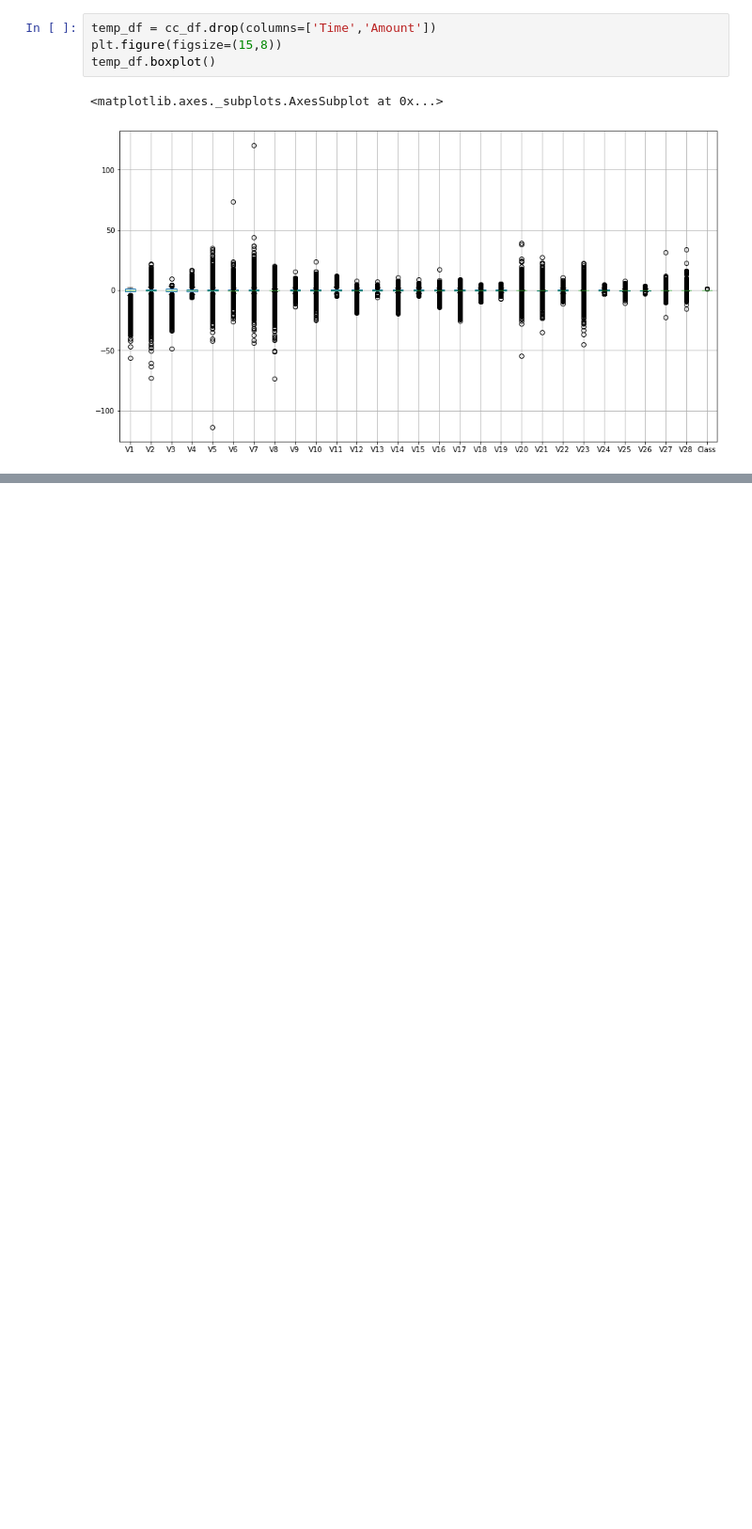
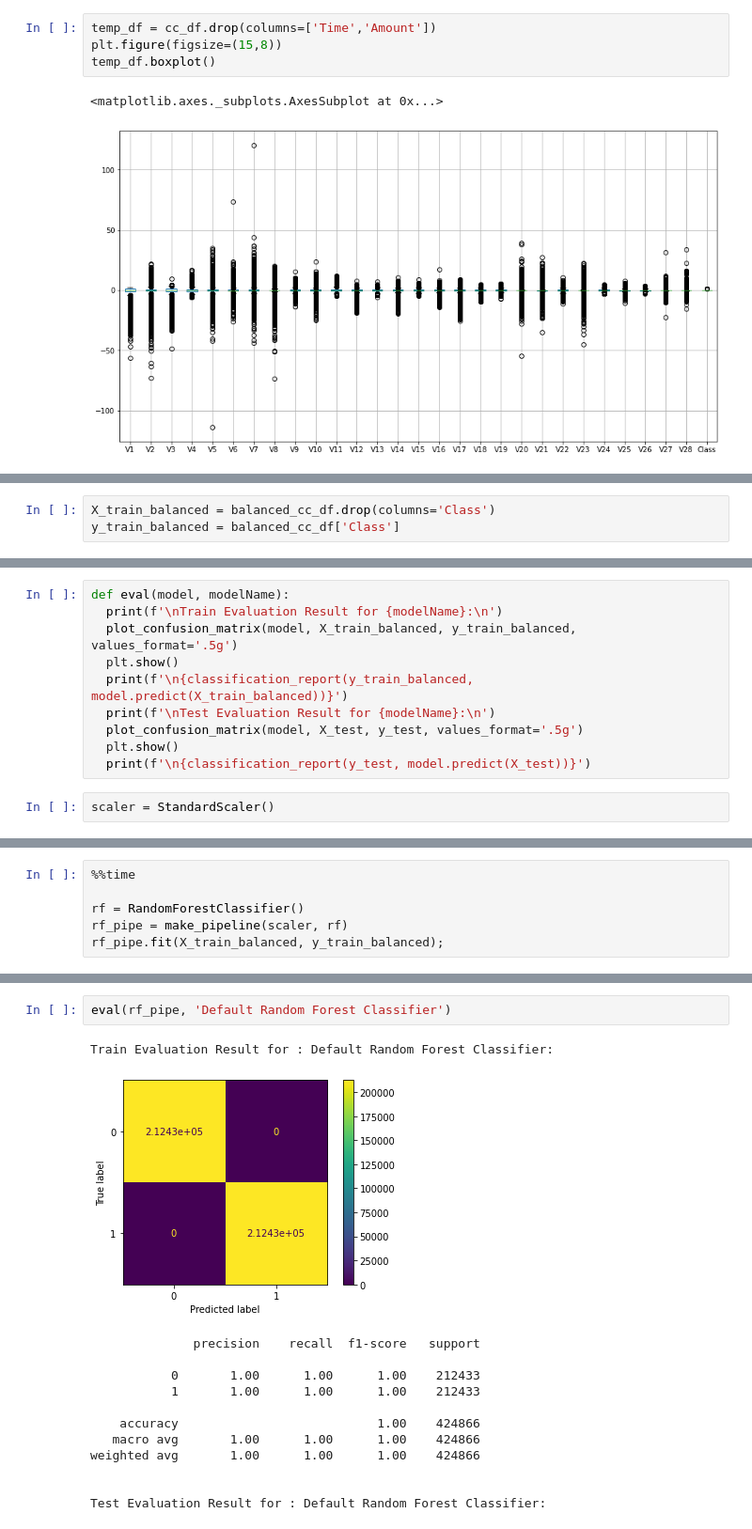
Before and after one commit to mselmasry/Dojo-Project2, a Jupyter notebook: Project02.ipynb, the cells around one changed output, grey strips where cells are left out. Shown at 94% size. Cells and saved outputs as stored; diff of their text form; blank space fills up the shorter version.

```diff
--- a/Project02.ipynb
+++ b/Project02.ipynb
@@ -415,0 +488,3 @@ temp_df.boxplot()
+# %%
+X_train_balanced = balanced_cc_df.drop(columns='Class')
+y_train_balanced = balanced_cc_df['Class']
@@ -415,0 +493,12 @@ temp_df.boxplot()
+# %%
+def eval(model, modelName):
+  print(f'\nTrain Evaluation Result for {modelName}:\n')
+  plot_confusion_matrix(model, X_train_balanced, y_train_balanced, values_format='.5g')
+  plt.show()
+  print(f'\n{classification_report(y_train_balanced, model.predict(X_train_balanced))}')
+  print(f'\nTest Evaluation Result for {modelName}:\n')
+  plot_confusion_matrix(model, X_test, y_test, values_format='.5g')
+  plt.show()
+  print(f'\n{classification_report(y_test, model.predict(X_test))}')
+# %%
+scaler = StandardScaler()
@@ -415,0 +511,6 @@ temp_df.boxplot()
+# %%
+%%time
+
+rf = RandomForestClassifier()
+rf_pipe = make_pipeline(scaler, rf)
+rf_pipe.fit(X_train_balanced, y_train_balanced);
@@ -415,0 +520,16 @@ temp_df.boxplot()
+# %%
+eval(rf_pipe, 'Default Random Forest Classifier')
+# %% [output]
+Train Evaluation Result for : Default Random Forest Classifier:
+[figure, added]
+              precision    recall  f1-score   support
+
+           0       1.00      1.00      1.00    212433
+           1       1.00      1.00      1.00    212433
+
+    accuracy                           1.00    424866
+   macro avg       1.00      1.00      1.00    424866
+weighted avg       1.00      1.00      1.00    424866
+
+
+Test Evaluation Result for : Default Random Forest Classifier:
```
Also changed, not shown: parts of 79 cells of this notebook.
